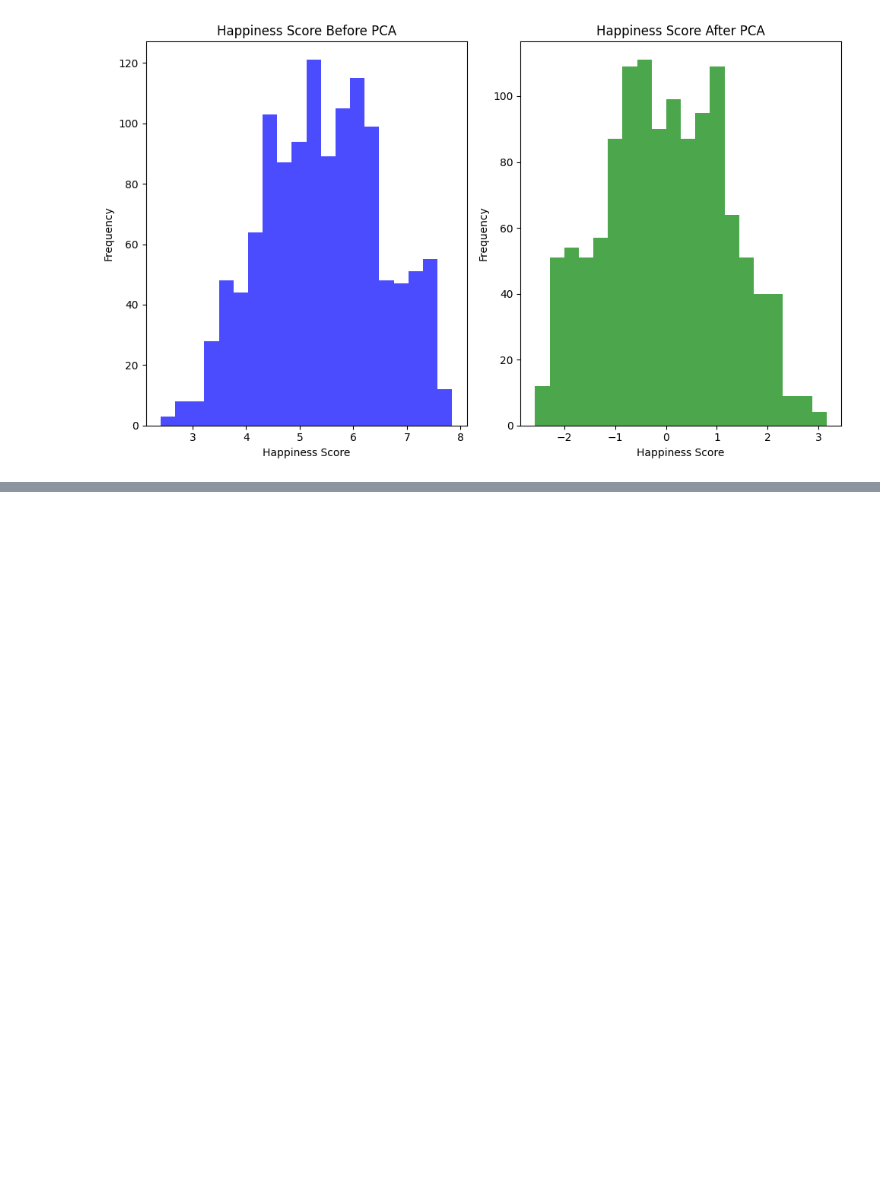
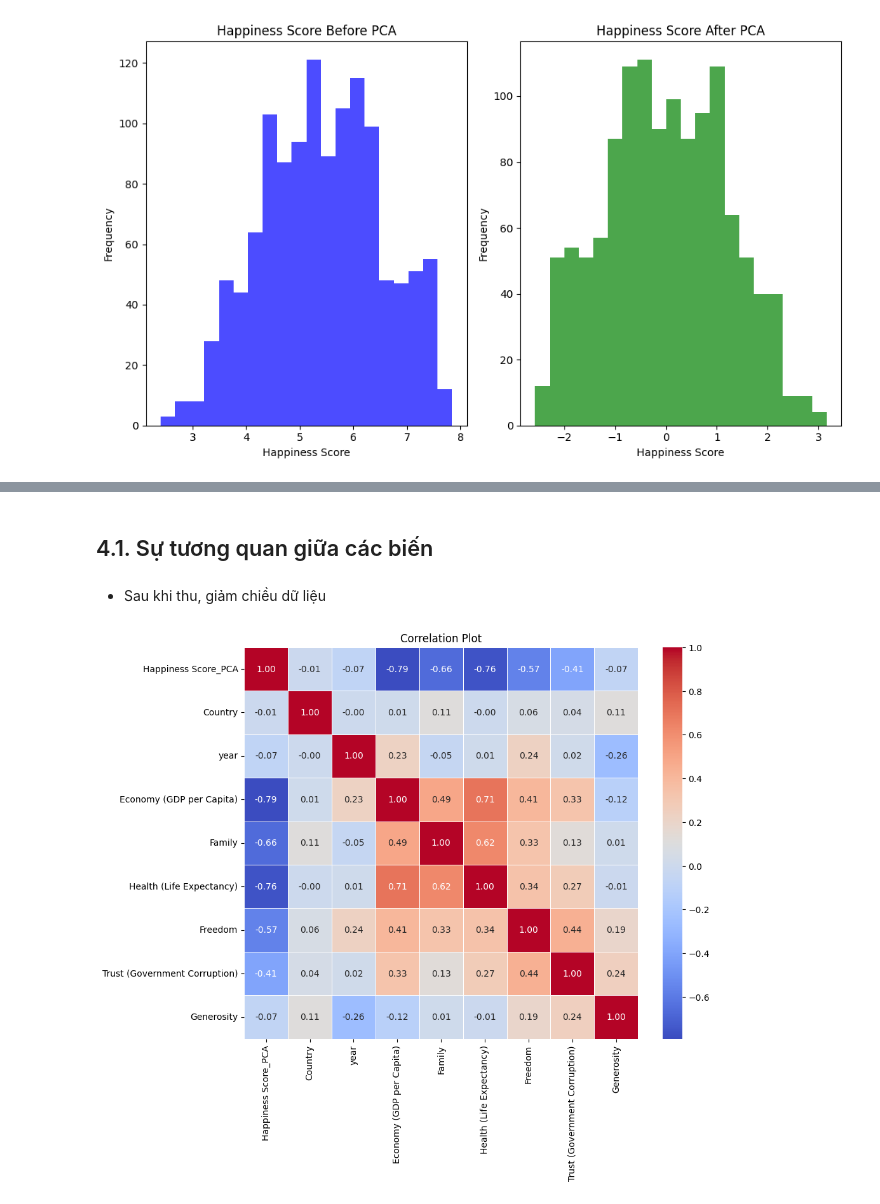
Before and after one commit to NgTrDung/DataMining_For_HappinessReport, a Jupyter notebook: Happiness_Report.ipynb, the cells around one changed output, grey strips where cells are left out. Drawn from its saved outputs; the diff is of its cells as text; code cells hidden in the pictures; blank space fills up the shorter version.

```diff
--- a/Happiness_Report.ipynb
+++ b/Happiness_Report.ipynb
@@ -641,0 +647,6 @@ plt.show()
+# %%
+# Khởi tạo LabelEncoder
+label_encoder = LabelEncoder()
+
+# Áp dụng LabelEncoder cho cột 'Country'
+df_pca['Country'] = label_encoder.fit_transform(df_pca['Country'])
@@ -641,0 +664,15 @@ plt.show()
+# %% [markdown]
+## 4.1. Sự tương quan giữa các biến
+# %% [markdown]
+- Sau khi thu, giảm chiều dữ liệu
+# %%
+# Tạo ma trận tương quan
+corr_matrix = df_pca.corr()
+
+# Vẽ biểu đồ tương quan
+plt.figure(figsize=(10, 8))
+sns.heatmap(corr_matrix, annot=True, cmap='coolwarm', fmt=".2f", linewidths=0.5)
+plt.title('Correlation Plot')
+plt.show()
+# %% [output]
+[figure, added]
```
Also changed, not shown: parts of 27 cells of this notebook.
